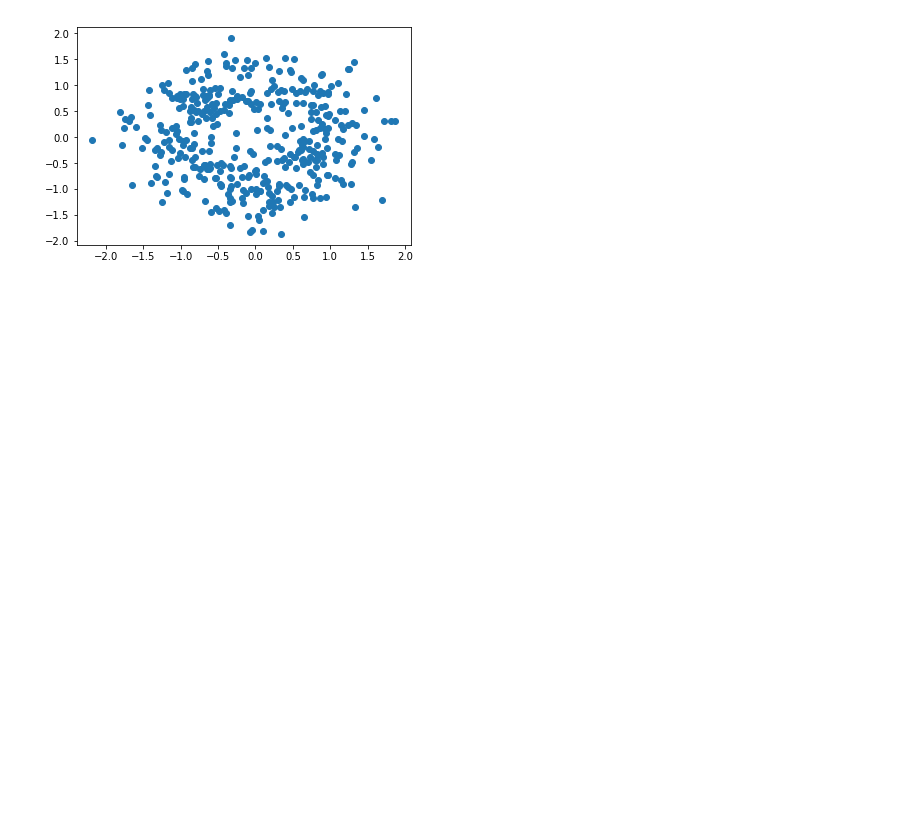
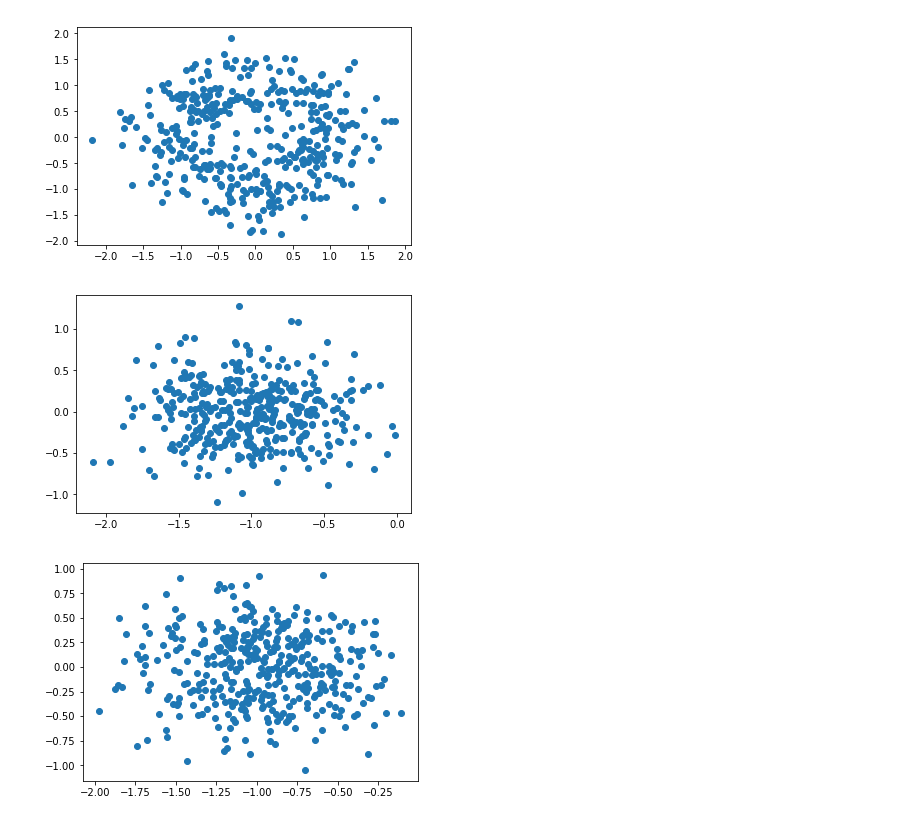
Before and after one commit to udion/gmmGAN, a Jupyter notebook: gaussianClassifier.ipynb, the cells around one changed output. Saved outputs shown, nothing was run; the diff lists cells and outputs as text; code cells hidden in the pictures; blank space fills up the shorter version.

```diff
--- a/gaussianClassifier.ipynb
+++ b/gaussianClassifier.ipynb
@@ -96,3 +105,32 @@ plt.scatter(d_[:,0], d_[:,1])
 plt.show()
 # %% [output]
 [figure]
+# %%
+#first just trying to train on a single gaussian
+def traindata_gen1():
+    g = GMMsampler(batchSz, n_components=1, weights=[1],
+                  mu=[m1], sig=[sig1])
+    while(True):
+        g.gen_sample()
+        yield g.data
+d1 = traindata_gen1()
+# %%
+def traindata_genrand():
+    while(True):
+        g = GMMsampler(batchSz, n_components=1, weights=[1],
+                      mu=[scale*np.random.randn(2)], sig=[np.random.randn()*np.eye(2)*scale])
+        g.gen_sample()
+        yield g.data
+
+d1bar = traindata_gen1()
+# %%
+plt.figure()
+plt.scatter(next(d1)[:,0], next(d1)[:,1])
+plt.show()
+
+plt.figure()
+plt.scatter(next(d1bar)[:,0], next(d1bar)[:,1])
+plt.show()
+# %% [output]
+[figure, added]
+[figure, added]
```
Also changed, not shown: parts of 7 cells of this notebook.
